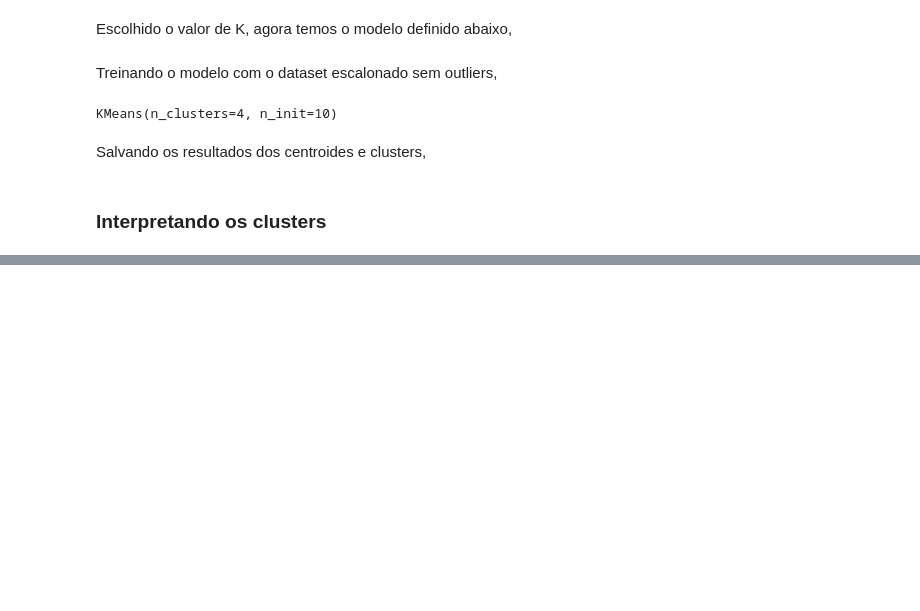
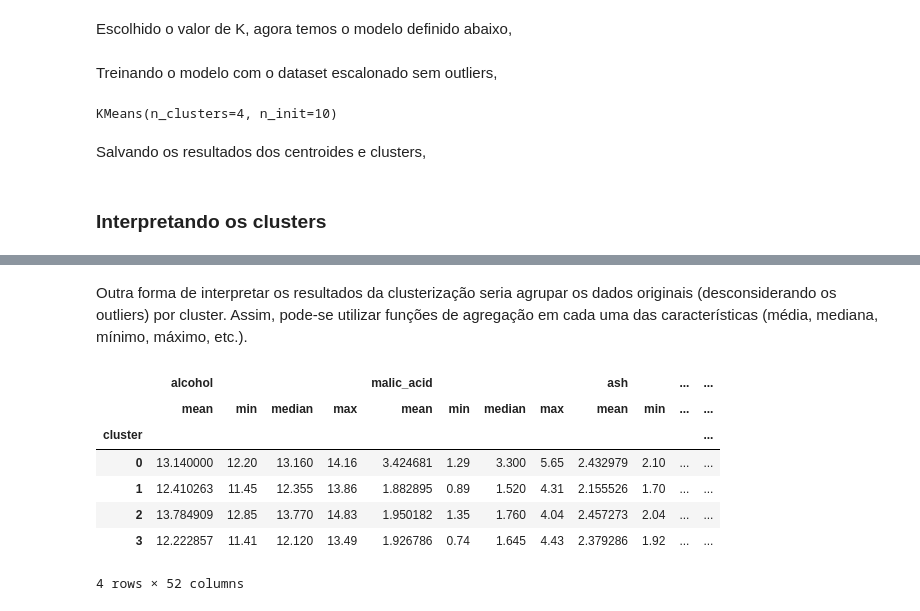
Before and after one commit to rfprates/clustering_wines_dataset, a Jupyter notebook: clustering_wines.ipynb, the cells around one changed output, grey strips where cells are left out. Cells and saved outputs as stored; diff of their text form; code cells hidden in the pictures; blank space fills up the shorter version.

```diff
--- a/clustering_wines.ipynb
+++ b/clustering_wines.ipynb
@@ -226,0 +235,17 @@ centroids_df
+# %% [markdown]
+Outra forma de interpretar os resultados da clusterização seria agrupar os dados originais (desconsiderando os outliers) por cluster. Assim, pode-se utilizar funções de agregação em cada uma das características (média, mediana, mínimo, máximo, etc.).
+# %%
+(
+  df_wines[~outlier_rows].assign(cluster=labels)
+  .groupby('cluster')
+  .agg(['mean','min','median','max'])
+)
+# %% [output]
+|  | alcohol |  |  |  | malic_acid |  |  |  | ash |  | ... | ... |
+|  | mean | min | median | max | mean | min | median | max | mean | min | ... | ... |
+| cluster |  |  |  |  |  |  |  |  |  |  |  | ... |
+| 0 | 13.140000 | 12.20 | 13.160 | 14.16 | 3.424681 | 1.29 | 3.300 | 5.65 | 2.432979 | 2.10 | ... | ... |
+| 1 | 12.410263 | 11.45 | 12.355 | 13.86 | 1.882895 | 0.89 | 1.520 | 4.31 | 2.155526 | 1.70 | ... | ... |
+| 2 | 13.784909 | 12.85 | 13.770 | 14.83 | 1.950182 | 1.35 | 1.760 | 4.04 | 2.457273 | 2.04 | ... | ... |
+| 3 | 12.222857 | 11.41 | 12.120 | 13.49 | 1.926786 | 0.74 | 1.645 | 4.43 | 2.379286 | 1.92 | ... | ... |
+4 rows × 52 columns
```
Also changed, not shown: parts of 10 cells of this notebook.
